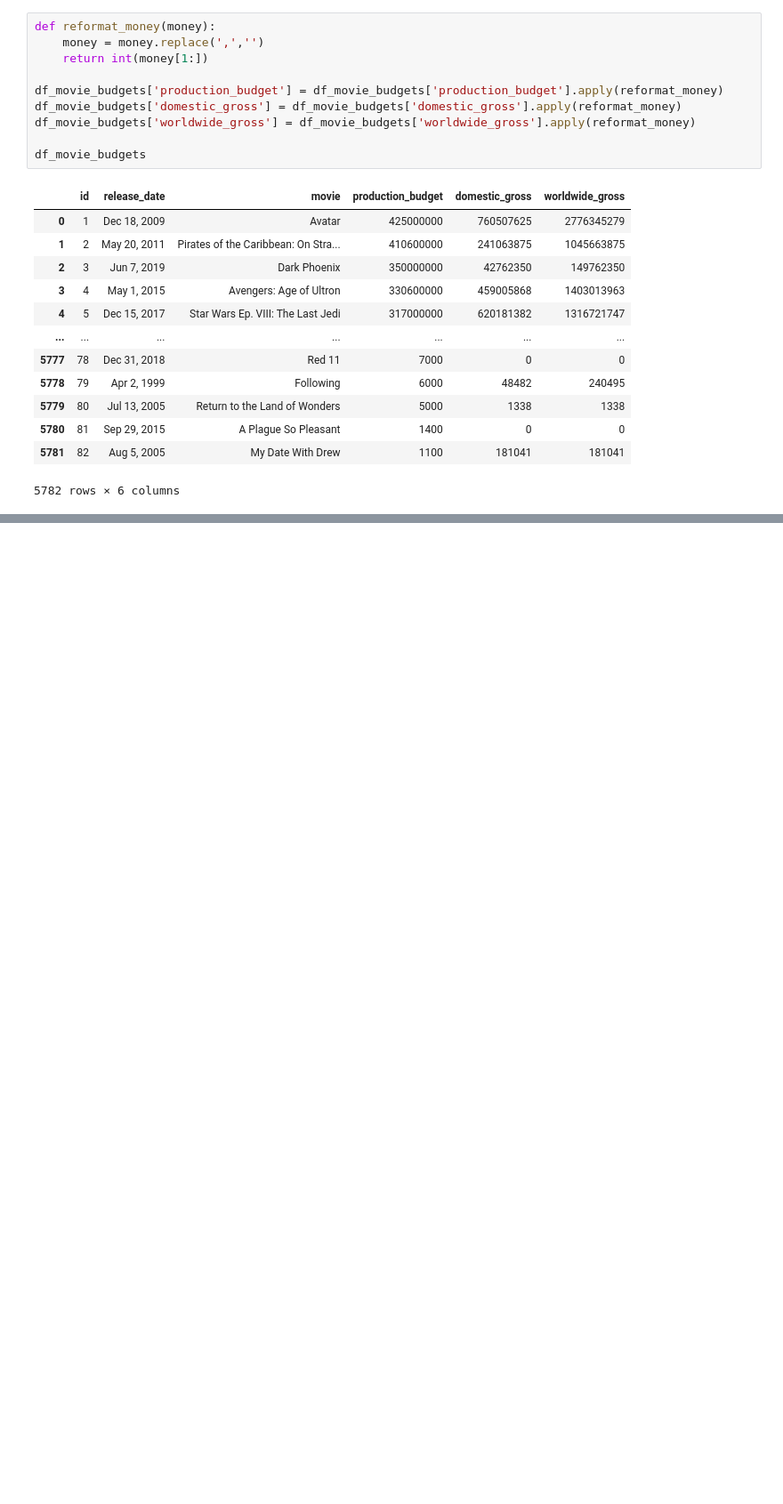
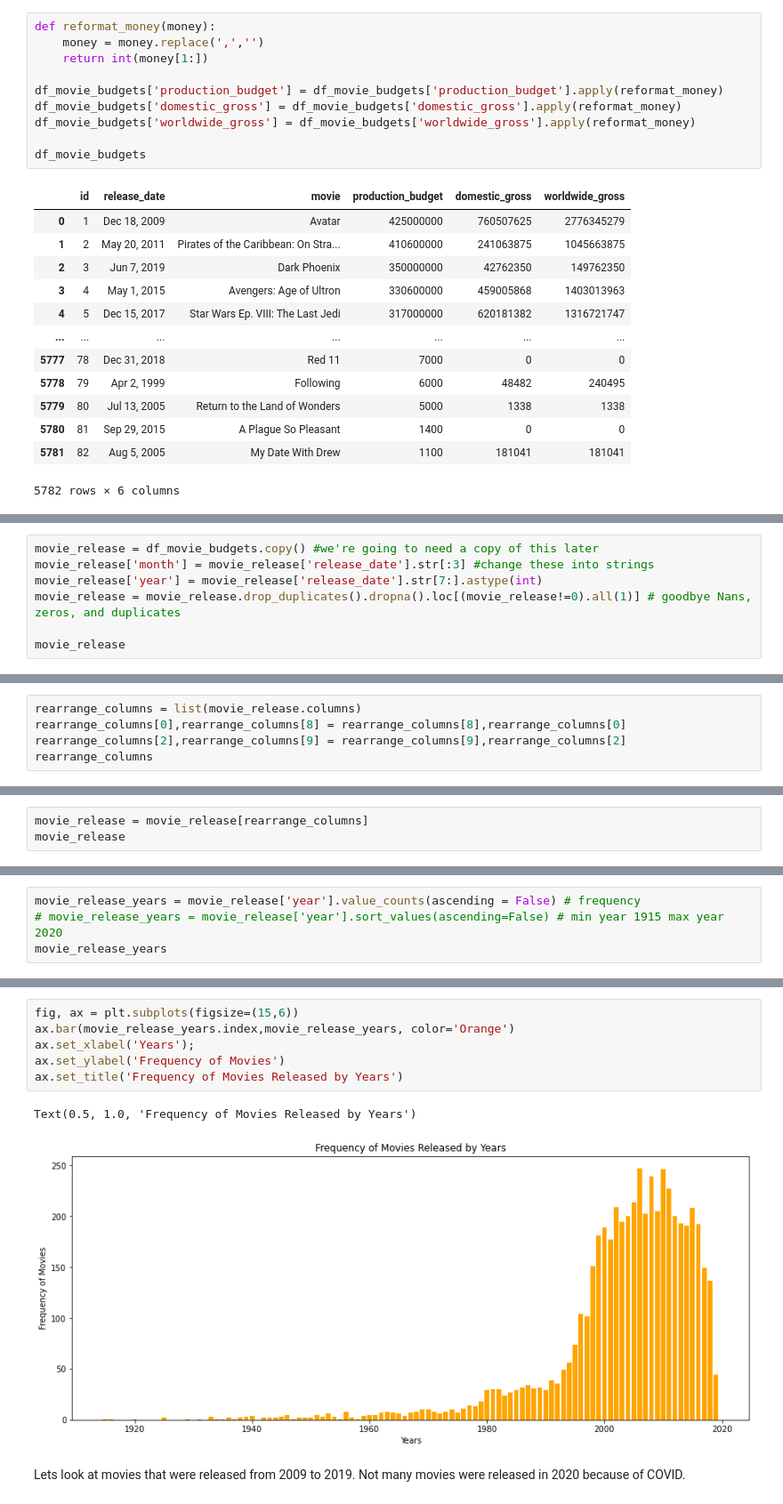
Before and after one commit to myrnagrace/dsc-phase-1-project, a Jupyter notebook: Movie_Analysis_Project.ipynb, the cells around one changed output, grey strips where cells are left out. Shown at 89% size. Drawn from its saved outputs; the diff is of its cells as text; blank space fills up the shorter version.

```diff
--- a/Movie_Analysis_Project.ipynb
+++ b/Movie_Analysis_Project.ipynb
@@ -512,0 +111,7 @@ imdb_tmdb_release.sort_values(by="start_year", ascending=False)
+# %%
+movie_release = df_movie_budgets.copy() #we're going to need a copy of this later
+movie_release['month'] = movie_release['release_date'].str[:3] #change these into strings
+movie_release['year'] = movie_release['release_date'].str[7:].astype(int)
+movie_release = movie_release.drop_duplicates().dropna().loc[(movie_release!=0).all(1)] # goodbye Nans, zeros, and duplicates
+
+movie_release
@@ -512,0 +132,5 @@ imdb_tmdb_release.sort_values(by="start_year", ascending=False)
+# %%
+rearrange_columns = list(movie_release.columns)
+rearrange_columns[0],rearrange_columns[8] = rearrange_columns[8],rearrange_columns[0]
+rearrange_columns[2],rearrange_columns[9] = rearrange_columns[9],rearrange_columns[2]
+rearrange_columns
@@ -512,0 +148,3 @@ imdb_tmdb_release.sort_values(by="start_year", ascending=False)
+# %%
+movie_release = movie_release[rearrange_columns]
+movie_release
@@ -512,0 +165,4 @@ imdb_tmdb_release.sort_values(by="start_year", ascending=False)
+# %%
+movie_release_years = movie_release['year'].value_counts(ascending = False) # frequency
+# movie_release_years = movie_release['year'].sort_values(ascending=False) # min year 1915 max year 2020
+movie_release_years
@@ -512,0 +182,11 @@ imdb_tmdb_release.sort_values(by="start_year", ascending=False)
+# %%
+fig, ax = plt.subplots(figsize=(15,6))
+ax.bar(movie_release_years.index,movie_release_years, color='Orange')
+ax.set_xlabel('Years');
+ax.set_ylabel('Frequency of Movies')
+ax.set_title('Frequency of Movies Released by Years')
+# %% [output]
+Text(0.5, 1.0, 'Frequency of Movies Released by Years')
+[figure, added]
+# %% [markdown]
+Lets look at movies that were released from 2009 to 2019. Not many movies were released in 2020 because of COVID.
```
Also changed, not shown: parts of 65 cells of this notebook, 1 other file.
